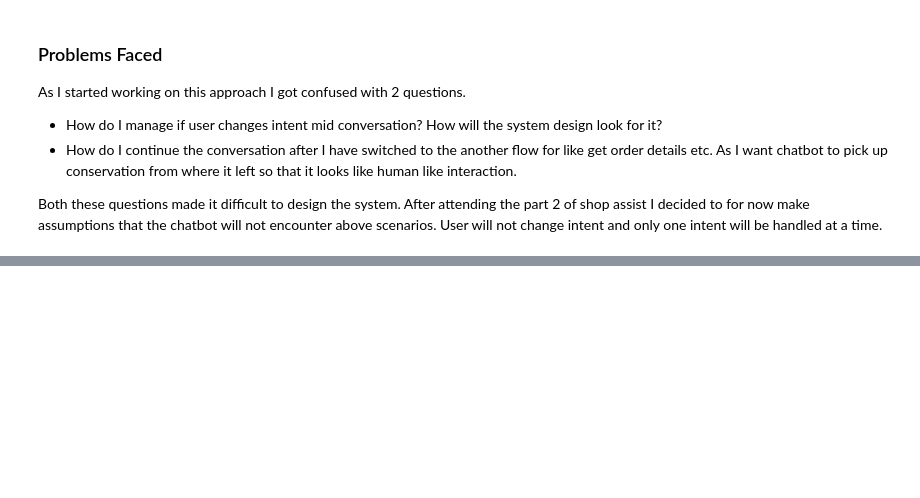
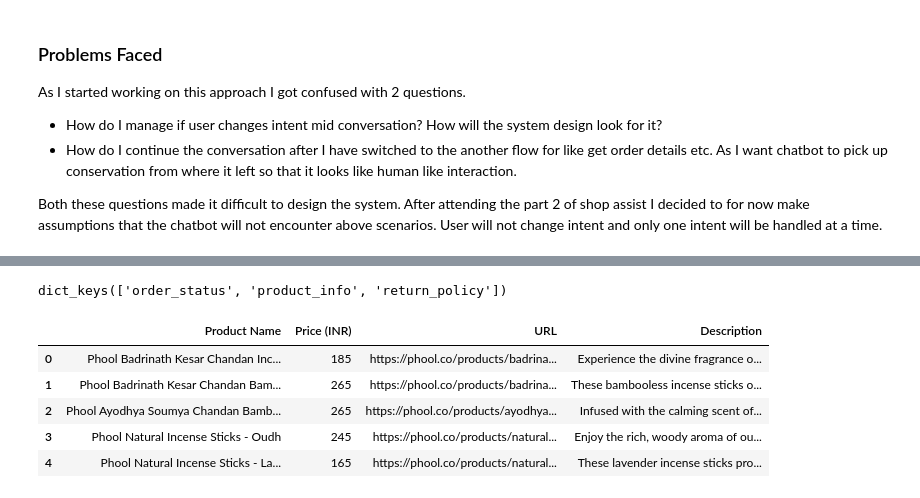
Before and after one commit to POOJA-BFRS01535/chatbot, a Jupyter notebook: chatbot.ipynb, the cells around one changed output, grey strips where cells are left out. Cells and saved outputs as stored; diff of their text form; code cells hidden in the pictures; blank space fills up the shorter version.

Commit message:
Updated product information flow

```diff
--- a/chatbot.ipynb
+++ b/chatbot.ipynb
@@ -85,10 +89,13 @@ os.environ['OPENAI_API_KEY'] = openai.api_key
 
 INTENTS = {
     "order_status": [
-        "order status", "track my order", "where is my order", "order information",
+        "order status", "order information", "order details", "order update", "order number",
         "details of order", "order confirmation", "order history", "check my order",
-        "order not received", "order tracking", "order details", "order update",
-        "order number"
+        "shipping details", "delivery time", "shipping info", "shipment status",
+        "where is my shipment", "track my shipment", "delivery status", "shipping status",
+        "when will my order arrive", "delivery tracking", "shipping update",
+        "estimated delivery", "shipment tracking",  "order tracking", "order not received",
+        "track my order", "where is my order"
     ],
     "product_info": [
         "product features", "product details", "product info", "product specifications",
@@ -101,12 +108,6 @@ INTENTS = {
         "return item", "return instructions", "exchange policy", "refund process",
         "how to exchange", "return guidelines", "refund request", "return eligibility"
     ],
-    "shipment_status": [
-        "shipping details", "delivery time", "shipping info", "shipment status",
-        "where is my shipment", "track my shipment", "delivery status", "shipping status",
-        "when will my order arrive", "delivery tracking", "shipping update",
-        "estimated delivery", "shipment tracking"
-    ],
 }
 
 
@@ -115,4 +116,16 @@ ECOM_WEBSITE = "https://phool.co/"
 REFUND_URL = "https://phool.co/pages/terms-of-use"
 # %%
 print(INTENTS.keys())
+
+products_df = pd.read_csv('products.csv')
+
+products_df.head()
+# %% [output]
+dict_keys(['order_status', 'product_info', 'return_policy'])
+|  | Product Name | Price (INR) | URL | Description |
+| 0 | Phool Badrinath Kesar Chandan Inc... | 185 | https://phool.co/products/badrina... | Experience the divine fragrance o... |
+| 1 | Phool Badrinath Kesar Chandan Bam... | 265 | https://phool.co/products/badrina... | These bambooless incense sticks o... |
+| 2 | Phool Ayodhya Soumya Chandan Bamb... | 265 | https://phool.co/products/ayodhya... | Infused with the calming scent of... |
+| 3 | Phool Natural Incense Sticks - Oudh | 245 | https://phool.co/products/natural... | Enjoy the rich, woody aroma of ou... |
+| 4 | Phool Natural Incense Sticks - La... | 165 | https://phool.co/products/natural... | These lavender incense sticks pro... |
 # %%
```
Also changed, not shown: parts of 13 cells of this notebook.
